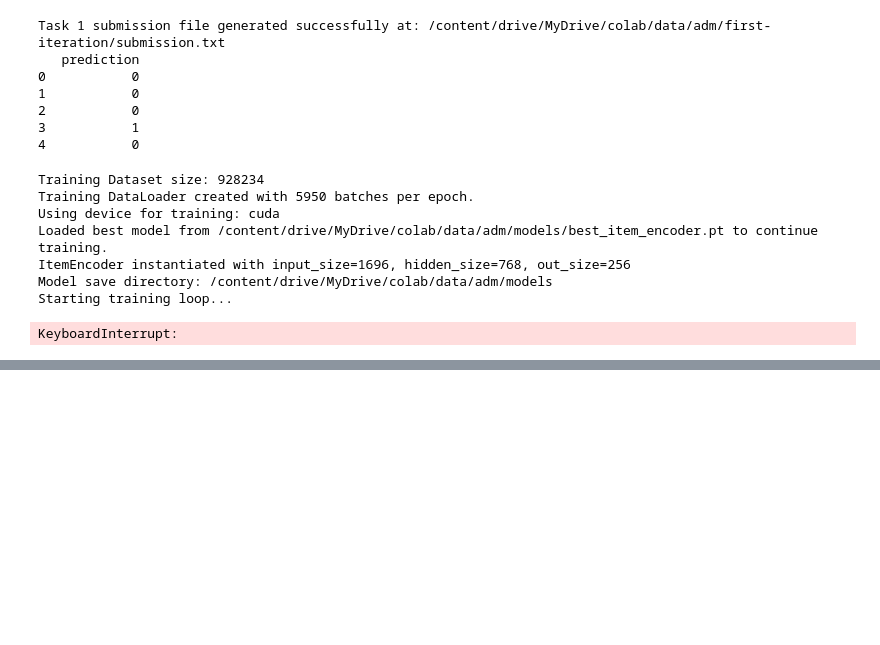
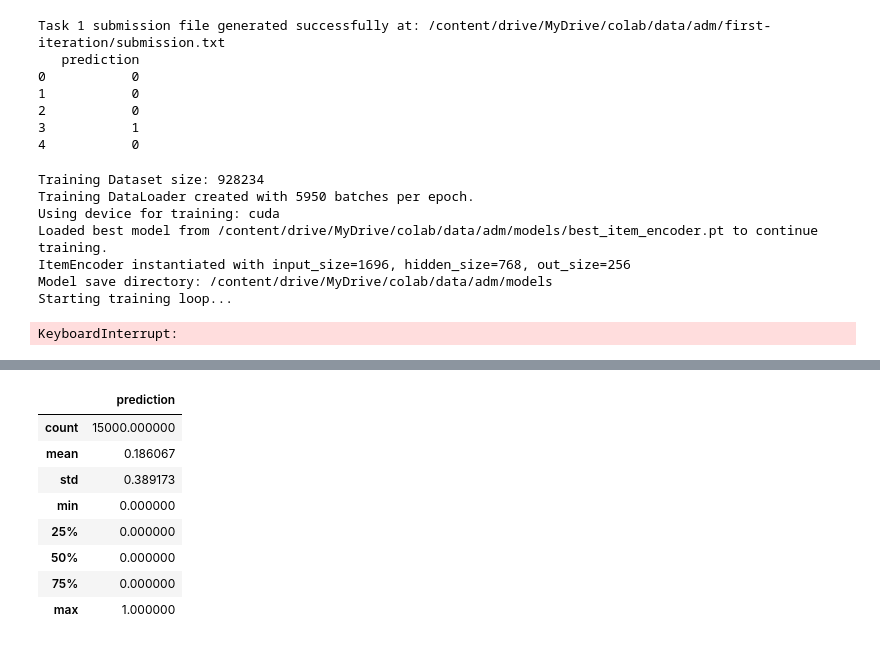
Before and after one commit to vinogradowvw/adm-competition, a Jupyter notebook: first_iteration/eda.ipynb, the cells around one changed output, grey strips where cells are left out. Saved outputs shown, nothing was run; the diff lists cells and outputs as text; code cells hidden in the pictures; blank space fills up the shorter version.

```diff
--- a/first_iteration/eda.ipynb
+++ b/first_iteration/eda.ipynb
@@ -1936,0 +2115,12 @@ KeyboardInterrupt
+# %%
+submission_df.describe()
+# %% [output]
+|  | prediction |
+| count | 15000.000000 |
+| mean | 0.186067 |
+| std | 0.389173 |
+| min | 0.000000 |
+| 25% | 0.000000 |
+| 50% | 0.000000 |
+| 75% | 0.000000 |
+| max | 1.000000 |
```
Also changed, not shown: parts of 3 cells of this notebook.
